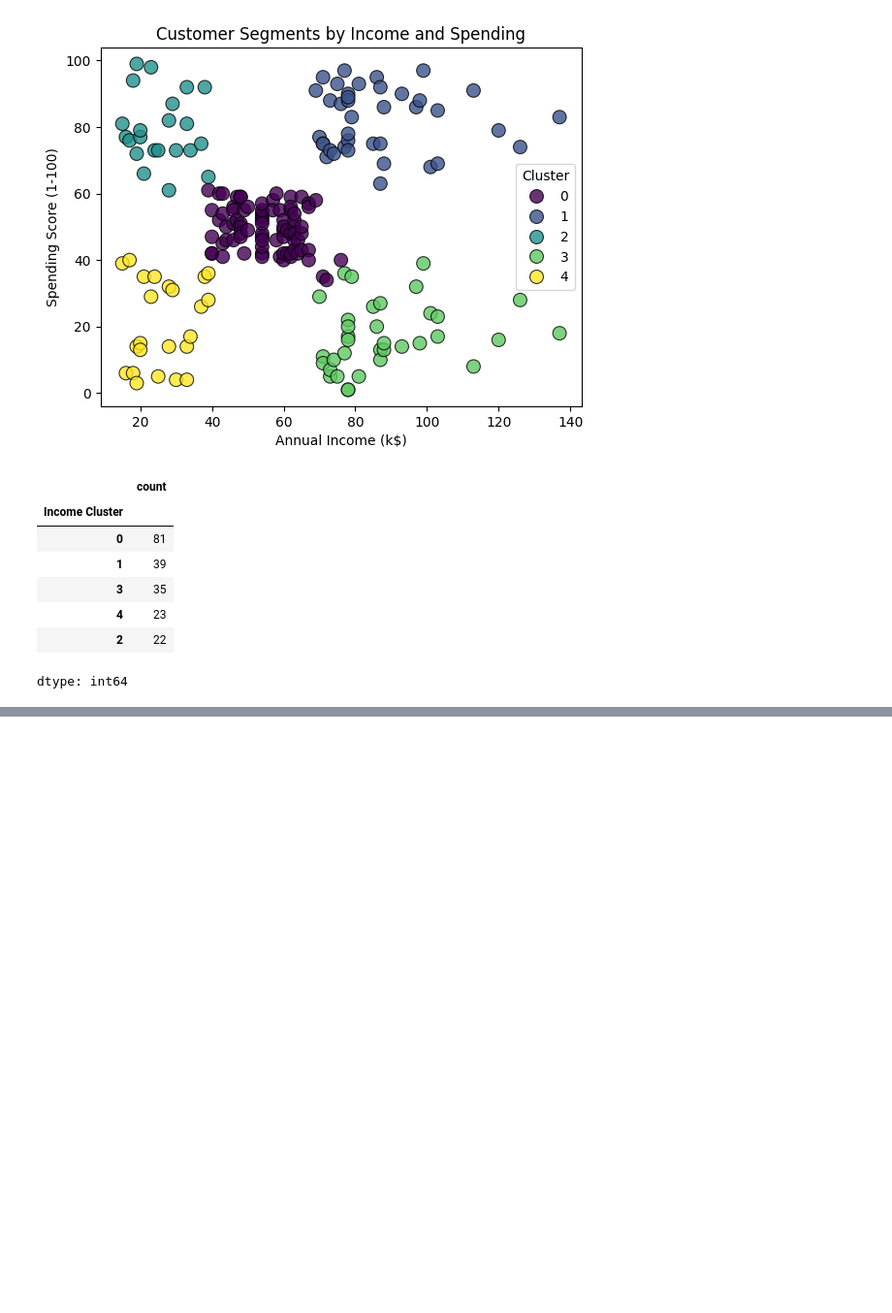
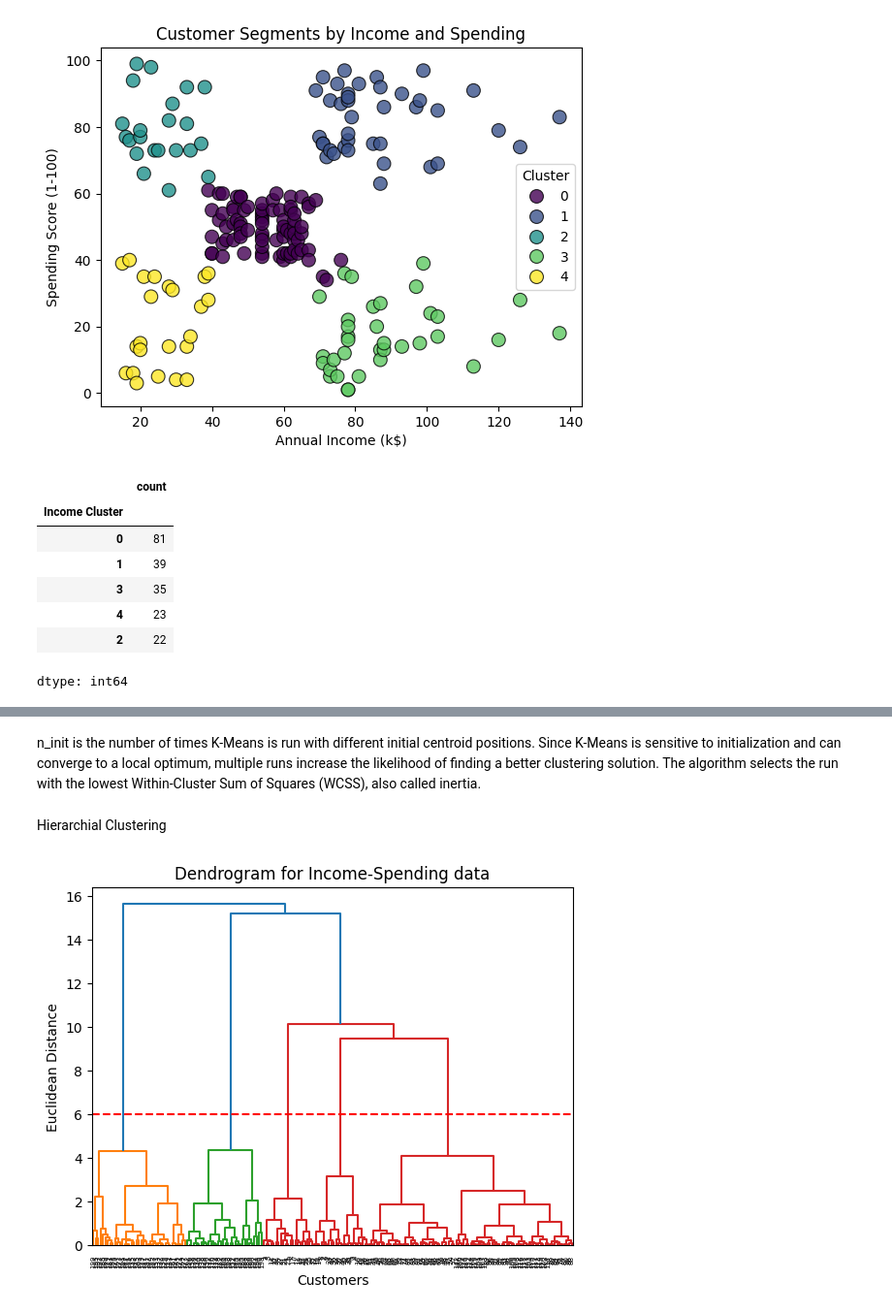
Before and after one commit to mandavitripathi25/Customer-Segmentation, a Jupyter notebook: Customer_Segmentation.ipynb, the cells around one changed output, grey strips where cells are left out. Shown at 97% size. Drawn from its saved outputs; the diff is of its cells as text; code cells hidden in the pictures; blank space fills up the shorter version.

```diff
--- a/Customer_Segmentation.ipynb
+++ b/Customer_Segmentation.ipynb
@@ -130,0 +219,14 @@ dtype: int64
+# %% [markdown]
+n_init is the number of times K-Means is run with different initial centroid positions. Since K-Means is sensitive to initialization and can converge to a local optimum, multiple runs increase the likelihood of finding a better clustering solution. The algorithm selects the run with the lowest Within-Cluster Sum of Squares (WCSS), also called inertia.
+# %% [markdown]
+Hierarchial Clustering
+# %%
+import scipy.cluster.hierarchy as sch
+dendogram = sch.dendrogram(sch.linkage(X1_scaled, method='ward'))
+plt.title('Dendrogram for Income-Spending data')
+plt.xlabel('Customers')
+plt.ylabel('Euclidean Distance')
+plt.axhline(y=6, color='r', linestyle='--')
+plt.show()
+# %% [output]
+[figure, added]
```
Also changed, not shown: parts of 36 cells of this notebook.
